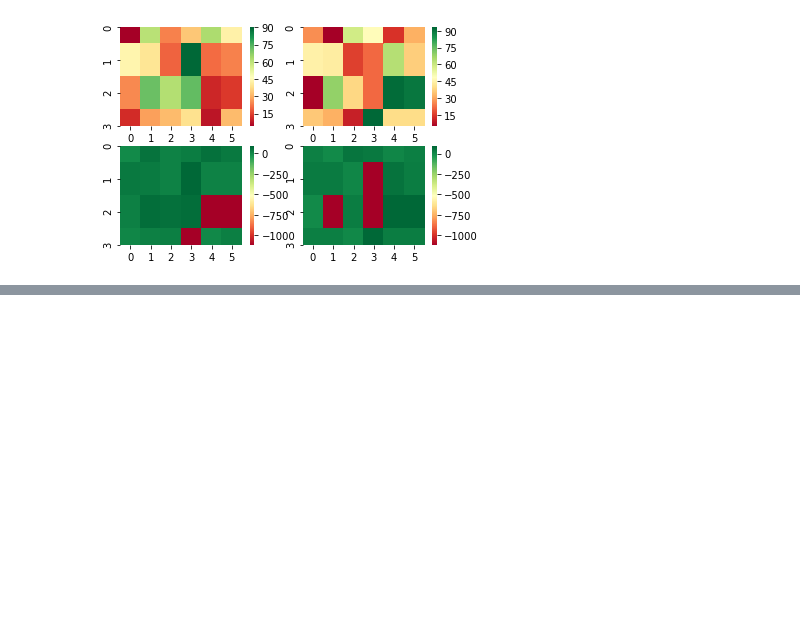
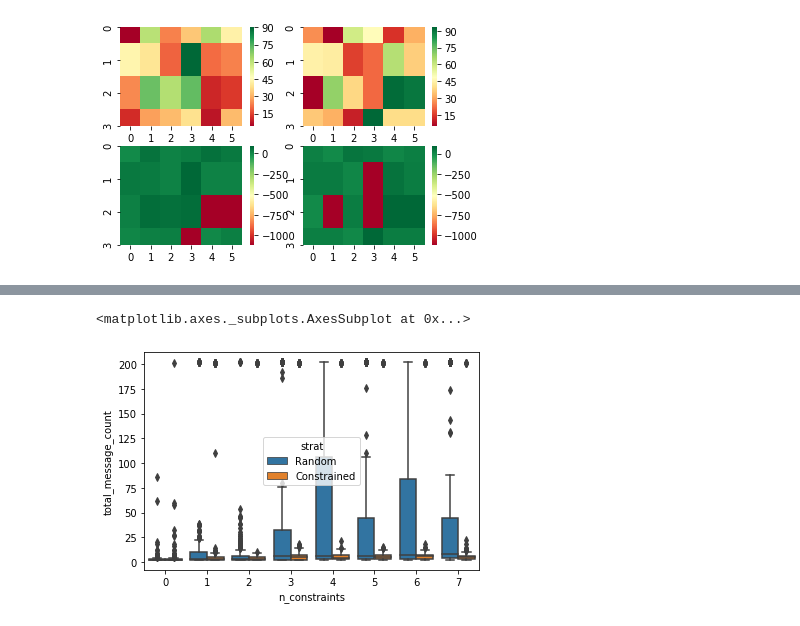
Before and after one commit to savente93/pyneg, a Jupyter notebook: src/Test generation.ipynb, the cells around one changed output, grey strips where cells are left out. Drawn from its saved outputs; the diff is of its cells as text; code cells hidden in the pictures; blank space fills up the shorter version.

Commit message:
add new random results

```diff
--- a/src/Test generation.ipynb
+++ b/src/Test generation.ipynb
@@ -89,3 +86,6 @@ sns.heatmap(b_constr, ax=axes[1,1], cmap="RdYlGn")
 plt.show()
 # %% [output]
 [figure]
+# %%
+results = pd.read_csv("../results/rand_results.csv")
+results.head(10)
@@ -91,0 +104,5 @@ plt.show()
+# %%
+sns.boxplot(x="n_constraints", y="total_message_count", hue="strat", data=results)
+# %% [output]
+<matplotlib.axes._subplots.AxesSubplot at 0x...>
+[figure, added]
```
Also changed, not shown: parts of 5 cells of this notebook, 10 other files.
